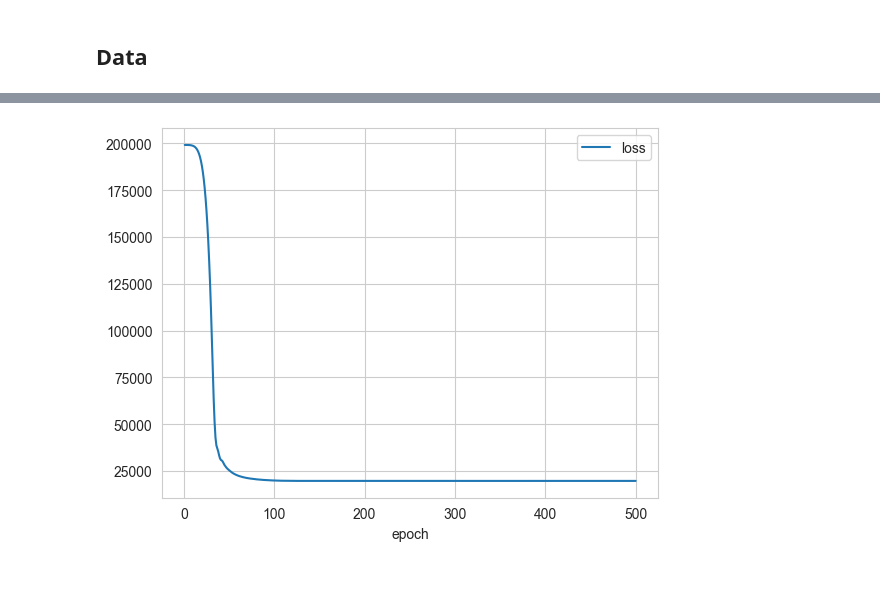
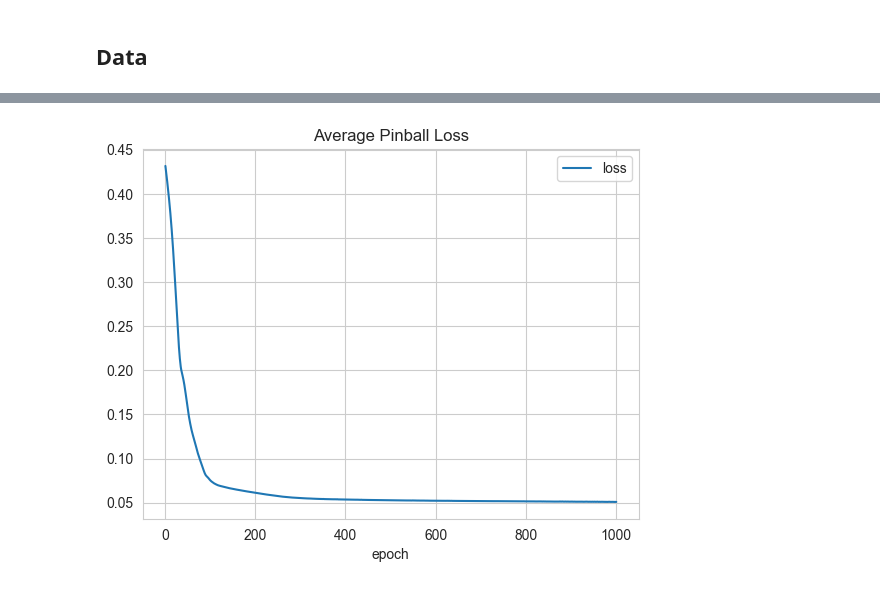
Before and after one commit to clarkmaio/clarkpy, a Jupyter notebook: notebooks/neuralnet_crps.ipynb, the cells around one changed output, grey strips where cells are left out. Cells and saved outputs as stored; diff of their text form; code cells hidden in the pictures.

```diff
--- a/notebooks/neuralnet_crps.ipynb
+++ b/notebooks/neuralnet_crps.ipynb
@@ -78,17 +98,17 @@ plt.grid(linestyle=':')
 # %%
-model_quantile = NeuralNetModel(layers_units=[50, 50, 10, 1],
-                                activations=[ReLU(), ReLU(), ReLU(), Identity()],
-                                dropout_layers=[0., 0.,0., 0.],
+QUANTILES = [0.1, 0.5, 0.9]
+model_quantile = NeuralNetModel(layers_units=[50, 50, 50, len(QUANTILES)],
+                                activations=[LeakyReLU(), LeakyReLU(), LeakyReLU(), Identity()],
+                                dropout_layers=None,
                                 optimizer='Adam',
-                                learning_rate=0.01,
-                                # loss=AveragePinballLoss(quantiles=[0.1, 0.2, 0.3, 0.4, 0.5, 0.6, 0.7, 0.8, 0.9]),
-                                loss='mae',
-                                epochs=500,
-                                batch_size=512, verbose=False)
-model_quantile.fit(X_train[['discharge_dellas']], y_train, shuffle=False)
+                                learning_rate=0.001,
+                                loss=AveragePinballLoss(quantiles=QUANTILES),
+                                epochs=1000,
+                                batch_size=10000, verbose=False)
+model_quantile.fit(X_train, y_train, shuffle=False)
+
+model_quantile.loss_history.plot(title='Average Pinball Loss')
+plt.show()
+# %% [output]
+[figure, added]
-# %%
-model_quantile.loss_history.plot()
-plt.show()
-# %% [output]
-[figure, removed]
 # %%
```
Also changed, not shown: parts of 23 cells of this notebook, 4 other files.
